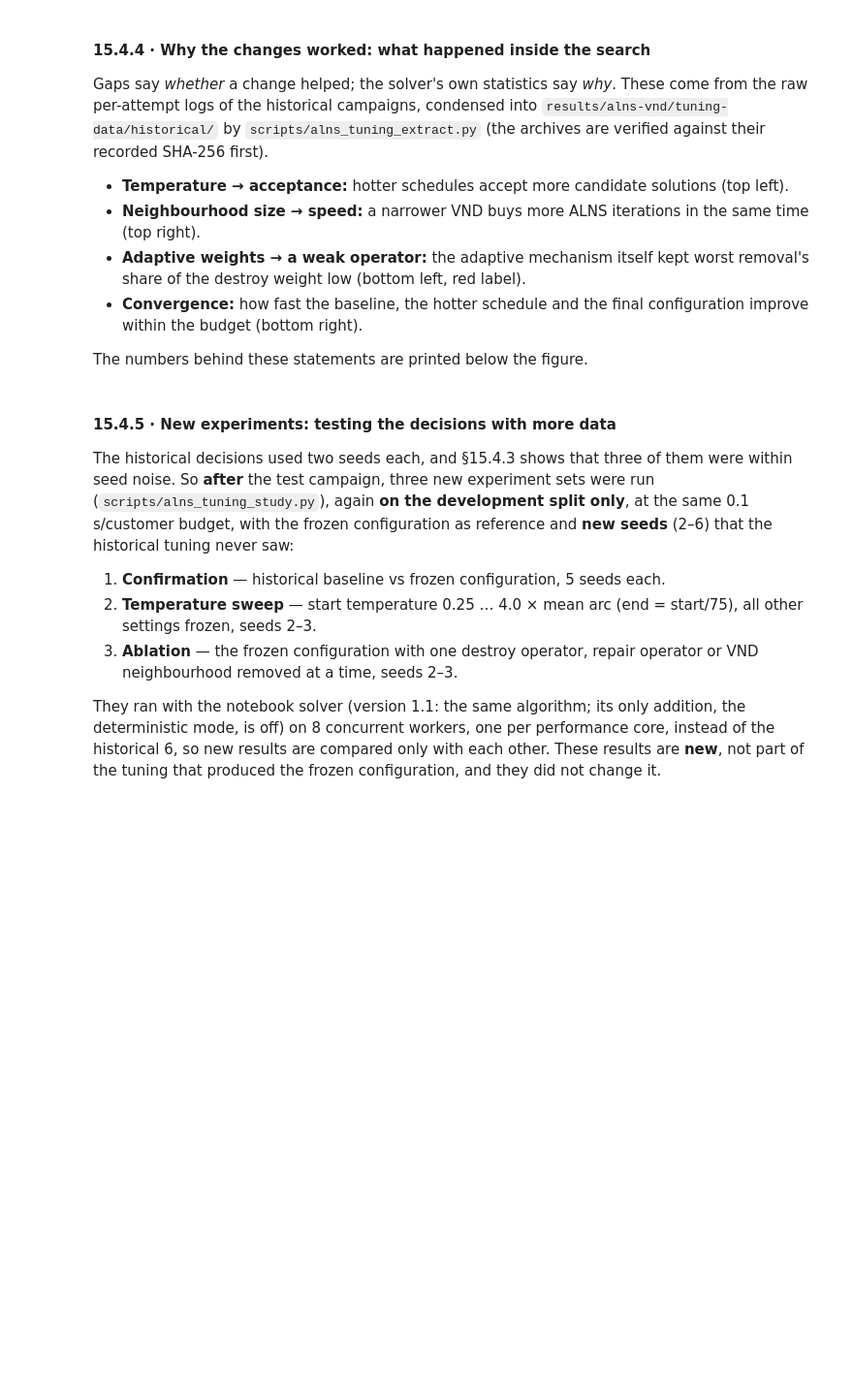
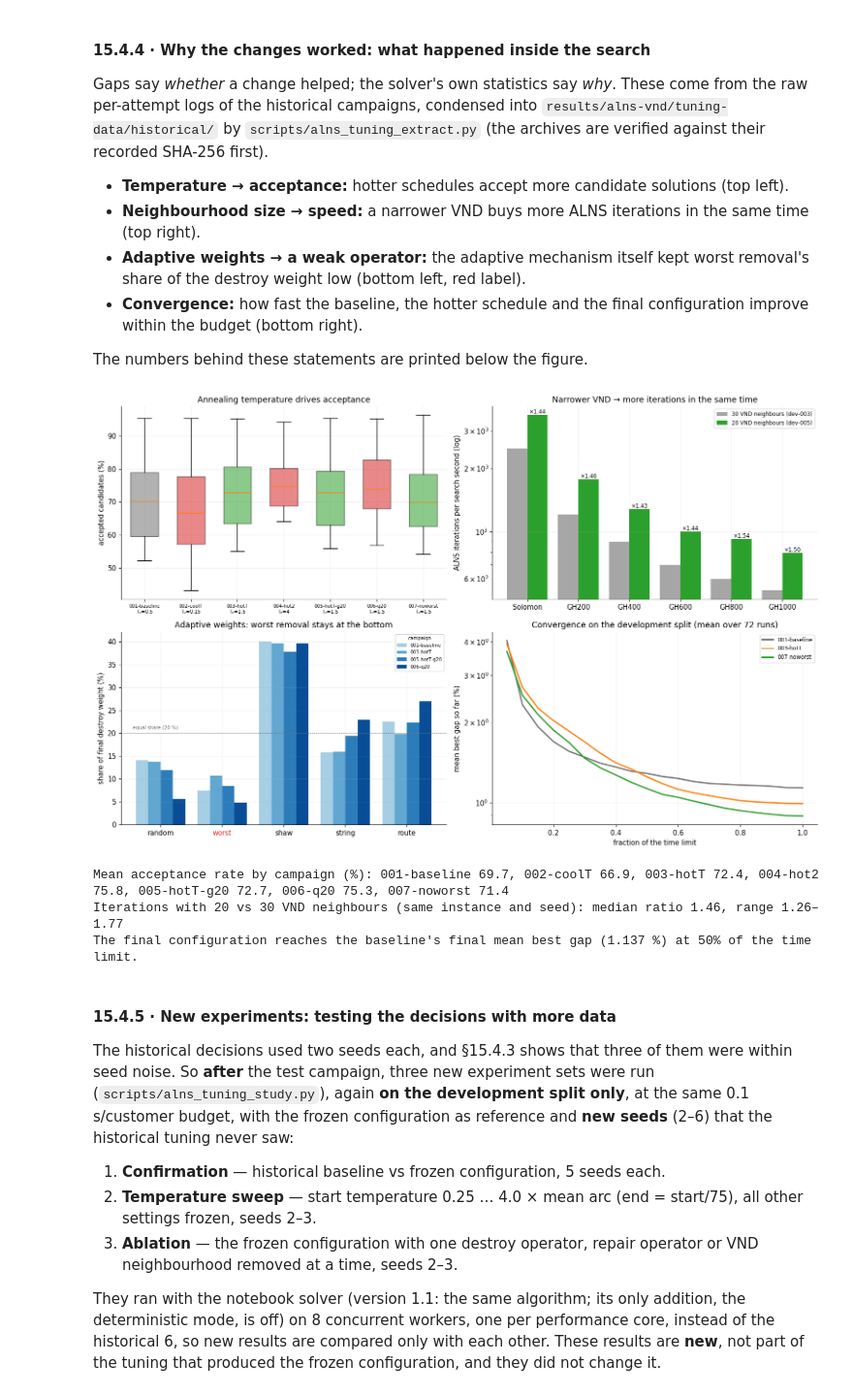
Before and after one commit to DennixAI/EcoRoute-CVRPTW, a Jupyter notebook: main.ipynb, the cells around one changed output. Shown at 97% size. Drawn from its saved outputs; the diff is of its cells as text; code cells hidden in the pictures; blank space fills up the shorter version.

```diff
--- a/main.ipynb
+++ b/main.ipynb
@@ -3482,33 +3893,39 @@ if historical_means and metadata_path.is_file():
     ax.axhline(100 / len(destroy), color="0.4", ls=":", lw=1)
     ax.text(-0.45, 100 / len(destroy) + 0.6, "equal share (20 %)", fontsize=7, va="bottom", ha="left", color="0.4")
     ax.set_xticks(xs, destroy)
     ax.get_xticklabels()[1].set_color("tab:red")
     ax.set(ylabel="share of final destroy weight (%)", title="Adaptive weights: worst removal stays at the bottom")
     ax.legend(fontsize=7, title="campaign", title_fontsize=7)
 
     ax = axes[1, 1]
     for campaign, colour in [("dev-001-baseline", "0.45"), ("dev-003-hotT", "tab:orange"), ("dev-007-noworst", "tab:green")]:
         curve = curves[curves.campaign == campaign].groupby("fraction").best_gap.mean()
         ax.plot(curve.index, curve.to_numpy(), color=colour, lw=2, label=campaign.replace("dev-", ""))
     ax.set_yscale("log")
     ax.set(xlabel="fraction of the time limit", ylabel="mean best gap so far (%)",
            title="Convergence on the development split (mean over 72 runs)")
     ax.legend(fontsize=8)
     fig.tight_layout()
+    export_figure(fig, "tuning_mechanisms")
     plt.show()
     accept = meta.groupby("campaign").acceptance_rate.mean().loc[HISTORICAL] * 100
     speed = (meta[meta.campaign == "dev-005-hotT-g20"].set_index(["instance_id", "seed"]).iterations
              / meta[meta.campaign == "dev-003-hotT"].set_index(["instance_id", "seed"]).iterations)
     base_end = curves[curves.campaign == "dev-001-baseline"].groupby("fraction").best_gap.mean().iloc[-1]
     final_curve = curves[curves.campaign == "dev-007-noworst"].groupby("fraction").best_gap.mean()
     reached = final_curve[final_curve <= base_end]
     print("Mean acceptance rate by campaign (%):", ", ".join(f"{c.replace('dev-', '')} {v:.1f}" for c, v in accept.items()))
     print(f"Iterations with 20 vs 30 VND neighbours (same instance and seed): median ratio {speed.median():.2f}, "
           f"range {speed.min():.2f}–{speed.max():.2f}")
     print(f"The final configuration reaches the baseline's final mean best gap ({base_end:.3f} %) at "
           + (f"{reached.index[0]:.0%} of the time limit." if len(reached) else "no point within the budget."))
 elif historical_means:
     print("Search-internal statistics: NOT RUN (results/alns-vnd/tuning-data/historical unavailable)")
+# %% [output]
+[figure, added]
+Mean acceptance rate by campaign (%): 001-baseline 69.7, 002-coolT 66.9, 003-hotT 72.4, 004-hot2 75.8, 005-hotT-g20 72.7, 006-q20 75.3, 007-noworst 71.4
+Iterations with 20 vs 30 VND neighbours (same instance and seed): median ratio 1.46, range 1.26–1.77
+The final configuration reaches the baseline's final mean best gap (1.137 %) at 50% of the time limit.
 # %% [markdown]
 #### 15.4.5 · New experiments: testing the decisions with more data
 
```
Also changed, not shown: parts of 47 cells of this notebook, 24 other files.
